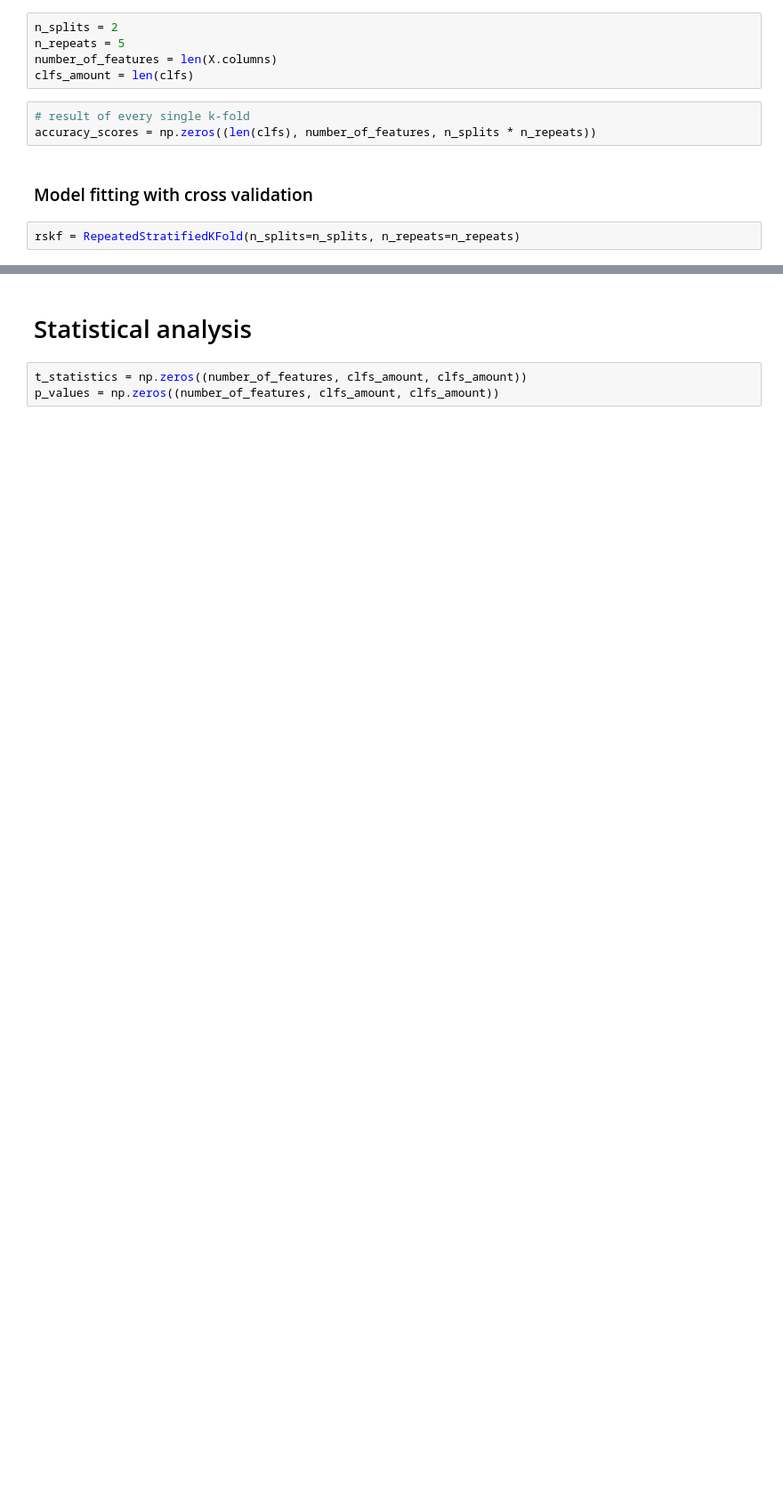
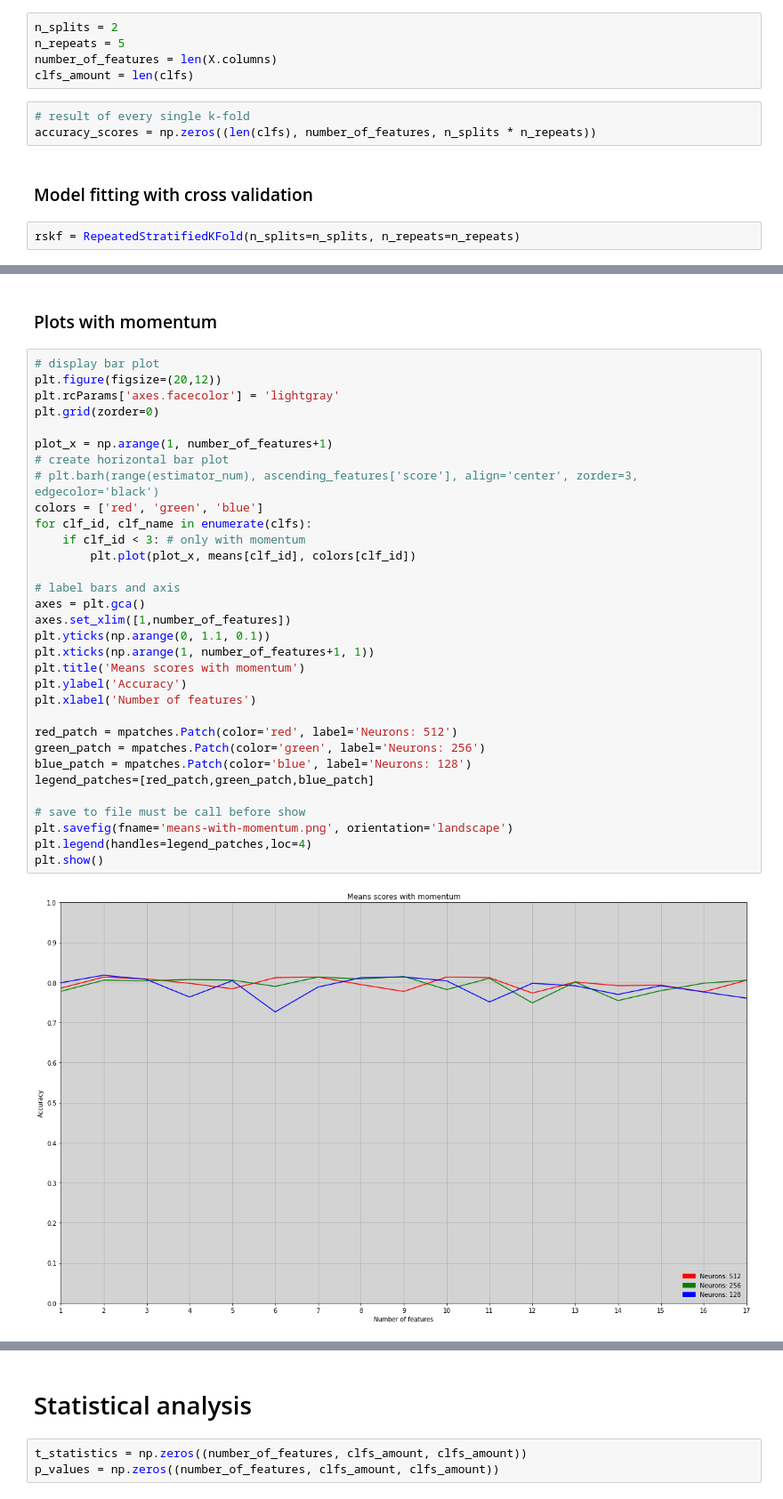
Before and after one commit to werd0n4/hepatitis_neural_network_classifier, a Jupyter notebook: main.ipynb, the cells around one changed output, grey strips where cells are left out. Shown at 89% size. Saved outputs shown, nothing was run; the diff lists cells and outputs as text; blank space fills up the shorter version.

Commit message:
Add plots for means

```diff
--- a/main.ipynb
+++ b/main.ipynb
@@ -151,0 +204,36 @@ for clf_id, clf_name in enumerate(clfs):
+# %% [markdown]
+### Plots with momentum
+# %%
+# display bar plot
+plt.figure(figsize=(20,12))
+plt.rcParams['axes.facecolor'] = 'lightgray'
+plt.grid(zorder=0)
+
+plot_x = np.arange(1, number_of_features+1)
+# create horizontal bar plot
+# plt.barh(range(estimator_num), ascending_features['score'], align='center', zorder=3, edgecolor='black')
+colors = ['red', 'green', 'blue']
+for clf_id, clf_name in enumerate(clfs):
+    if clf_id < 3: # only with momentum
+        plt.plot(plot_x, means[clf_id], colors[clf_id])
+
+# label bars and axis
+axes = plt.gca()
+axes.set_xlim([1,number_of_features])
+plt.yticks(np.arange(0, 1.1, 0.1))
+plt.xticks(np.arange(1, number_of_features+1, 1))
+plt.title('Means scores with momentum')
+plt.ylabel('Accuracy')
+plt.xlabel('Number of features')
+
+red_patch = mpatches.Patch(color='red', label='Neurons: 512')
+green_patch = mpatches.Patch(color='green', label='Neurons: 256')
+blue_patch = mpatches.Patch(color='blue', label='Neurons: 128')
+legend_patches=[red_patch,green_patch,blue_patch]
+
+# save to file must be call before show
+plt.savefig(fname='means-with-momentum.png', orientation='landscape')
+plt.legend(handles=legend_patches,loc=4)
+plt.show()
+# %% [output]
+[figure, added]
```
Also changed, not shown: parts of 12 cells of this notebook, 2 other files.
